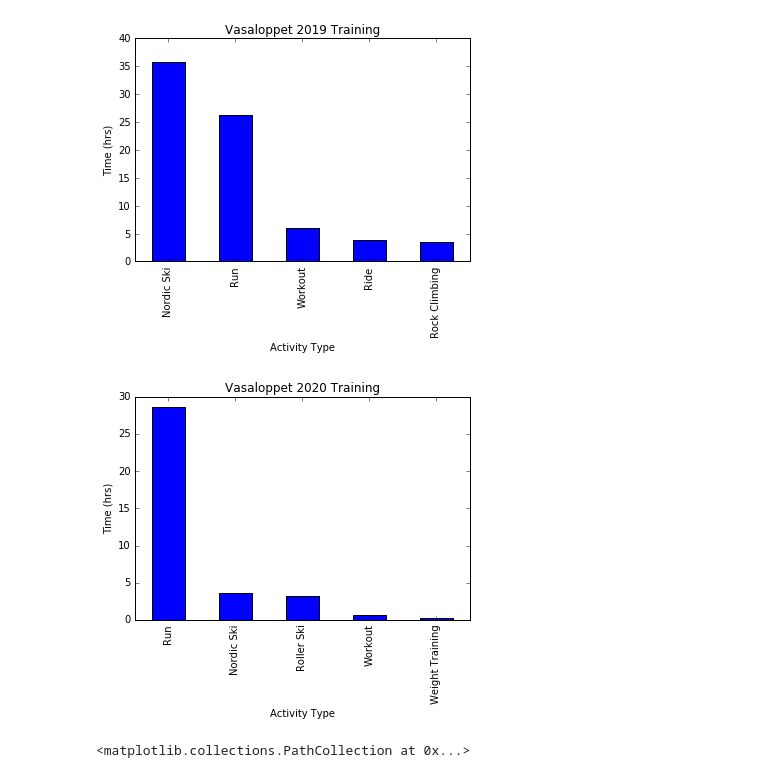
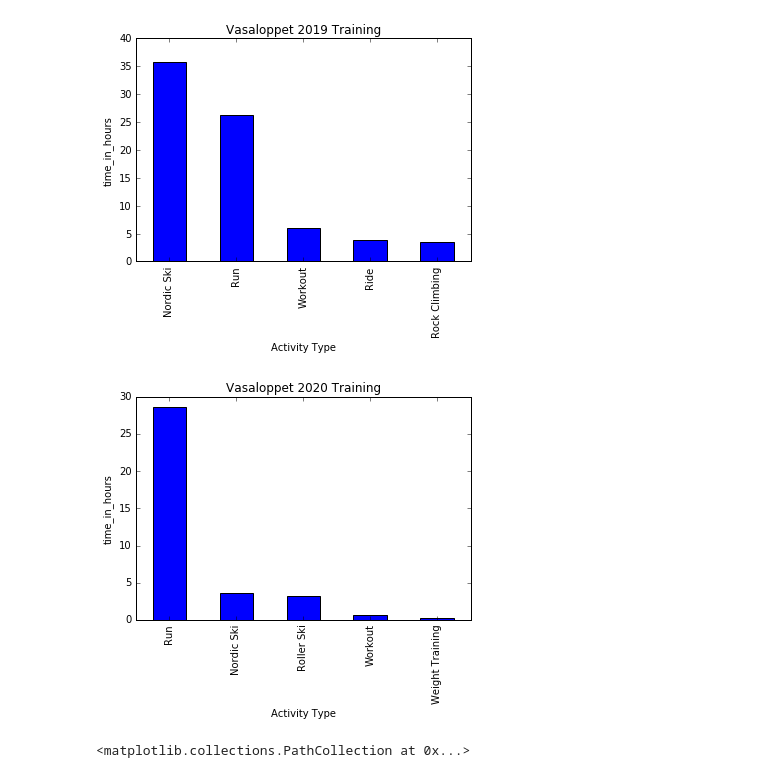
Before and after one commit to alexanderdanson/strava_experiment, a Jupyter notebook: Experimentation with pandas.ipynb, the cells around one changed output. Saved outputs shown, nothing was run; the diff lists cells and outputs as text; code cells hidden in the pictures.

```diff
--- a/Experimentation with pandas.ipynb
+++ b/Experimentation with pandas.ipynb
@@ -26,7 +26,7 @@ activities.drop(['Activity Name', 'Activity Description', 'Activity Gear', 'File
 #inspect null values
 activities.loc[activities['Distance'].isnull()]
 
-#all null values are Swimming, so fill with estimated swimming distances
+# all null values are Swimming, so fill with estimated swimming distances
 swim_mps = 0.83
 activities['Distance'] = activities['Distance'].fillna((activities['elapsed_time'] * swim_mps) / 1000)
 
@@ -42,7 +42,7 @@ activities.loc[nordic_ski_index, 'Distance'] = activities['time_in_hours'] * 13
 activities.loc[roller_ski_index, 'Distance'] = activities['time_in_hours'] * 15
 
 
-# Organising by date
+# Declaring Functions
 
 def get_activities_by_date(from_year, from_month, from_day, to_year, to_month, to_day):
     from_date = pd.Timestamp(from_year, from_month, from_day)
@@ -59,25 +59,25 @@ def total_time_hours(dataframe):
     sum = dataframe['time_in_hours'].sum()
     return sum
 
-def create_bar_chart_activity_durations(dataset, title):
+def create_bar_chart(dataset, y_column, title):
     grouped_activities = dataset.groupby("activity_type")
     totals = grouped_activities.sum()
-    totals['time_in_hours'].sort_values(ascending=False).plot(kind="bar")
+    totals['{}'.format(y_column)].sort_values(ascending=False).plot(kind="bar")
     plt.title("{}".format(title), fontsize=12)
     plt.xlabel("Activity Type", fontsize=10)
-    plt.ylabel("Time (hrs)", fontsize=10)
+    plt.ylabel("{}".format(y_column), fontsize=10)
     plt.savefig("{}.pdf".format(title))
     plt.show()
 # %%
-create_bar_chart_activity_durations(get_activities_by_date(2018, 9, 1, 2019, 2, 28), "Vasaloppet 2019 Training")
+create_bar_chart(get_activities_by_date(2018, 9, 1, 2019, 2, 28), "time_in_hours", "Vasaloppet 2019 Training")
 # %% [output]
-[figure, old version]
+[figure, new version]
 # %%
-create_bar_chart_activity_durations(get_activities_by_date(2019, 9, 1, 2020, 2, 28), "Vasaloppet 2020 Training")
+create_bar_chart(get_activities_by_date(2019, 9, 1, 2020, 2, 28), "time_in_hours", "Vasaloppet 2020 Training")
 
 # vasaloppet_2020_training = get_activities_by_date(2019, 9, 1, 2020, 2, 28)
 # %% [output]
-[figure, old version]
+[figure, new version]
 # %%
 plt.scatter(x='activity_date', y='time_in_hours', data=activities)
 # %% [output]
```
